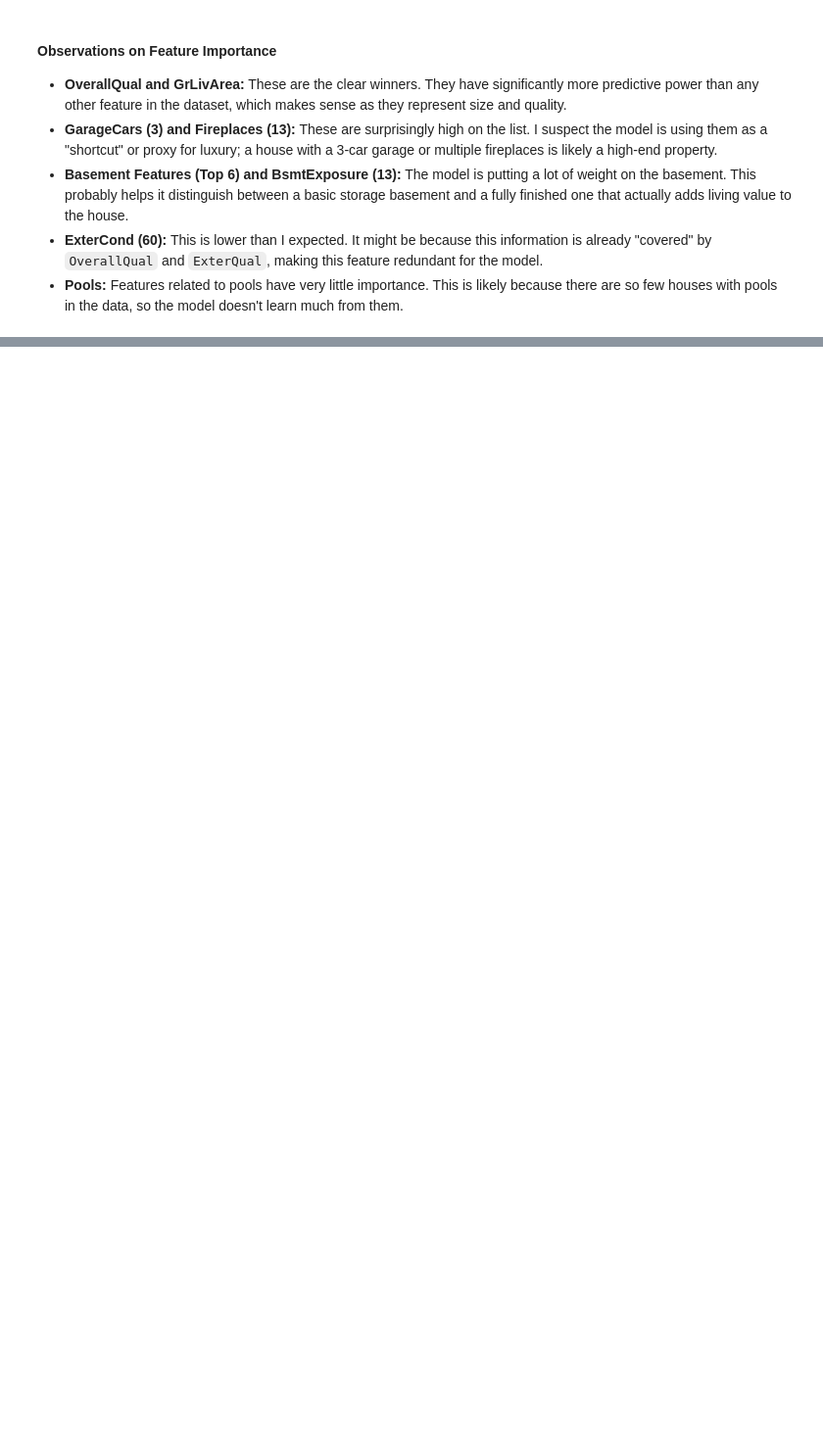
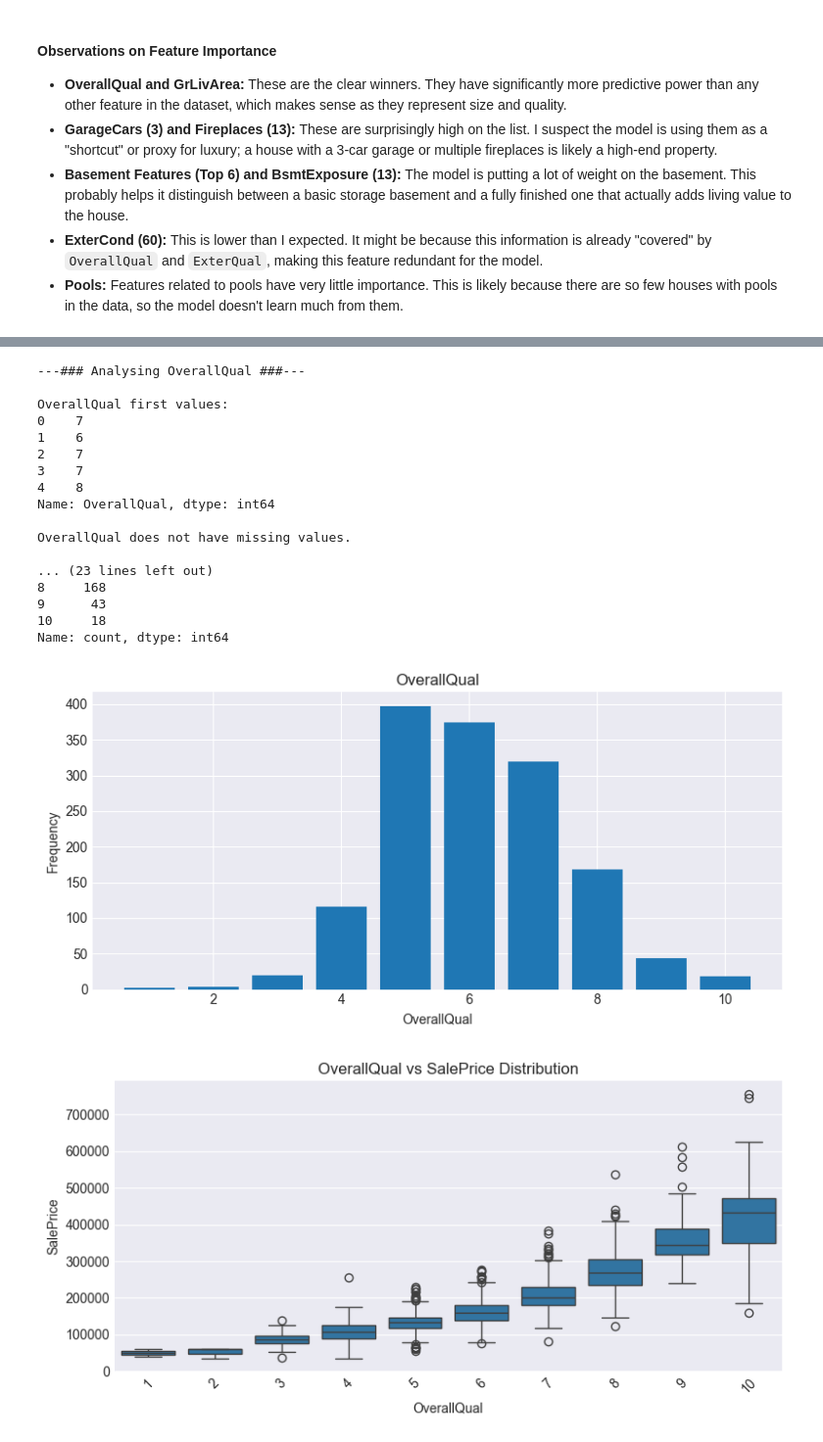
Before and after one commit to lopez-davcio/learning-journal, a Jupyter notebook: ames-housing-regression/ames-housing-analysis.ipynb, the cells around one changed output, grey strips where cells are left out. Shown at 98% size. Saved outputs shown, nothing was run; the diff lists cells and outputs as text; code cells hidden in the pictures; blank space fills up the shorter version.

Commit message:
EDA: analyse target variable and ; create roadmpap.json to save feature engineering decisions

```diff
--- a/ames-housing-regression/ames-housing-analysis.ipynb
+++ b/ames-housing-regression/ames-housing-analysis.ipynb
@@ -139,0 +141,35 @@ Perform first round of Exploratory Data Analysis paying special attention to the
+# %%
+# instantiate an analyser class object
+analyser = eda_tools.FeatureAnalyser(df, 'SalePrice')
+
+# set feature to study (set to None indexing method not needed)
+feature_importance_index = None # index at feature importance list
+feature_name = 'OverallQual'
+
+# analyse feature indexed by feature importance
+if feature_importance_index != None:
+    analyser.autoanalyse_feature(cb_feature_importances.index[feature_importance_index])
+
+# analyse feature indexed by name
+if feature_name != None:
+    analyser.autoanalyse_feature(feature_name)
+# %% [output]
+---### Analysing OverallQual ###---
+
+OverallQual first values:
+0    7
+1    6
+2    7
+3    7
+4    8
+Name: OverallQual, dtype: int64
+
+OverallQual does not have missing values.
+
+... (23 lines left out)
+8     168
+9      43
+10     18
+Name: count, dtype: int64
+[figure, added]
+[figure, added]
```
Also changed, not shown: parts of 5 cells of this notebook, 1 other file.
